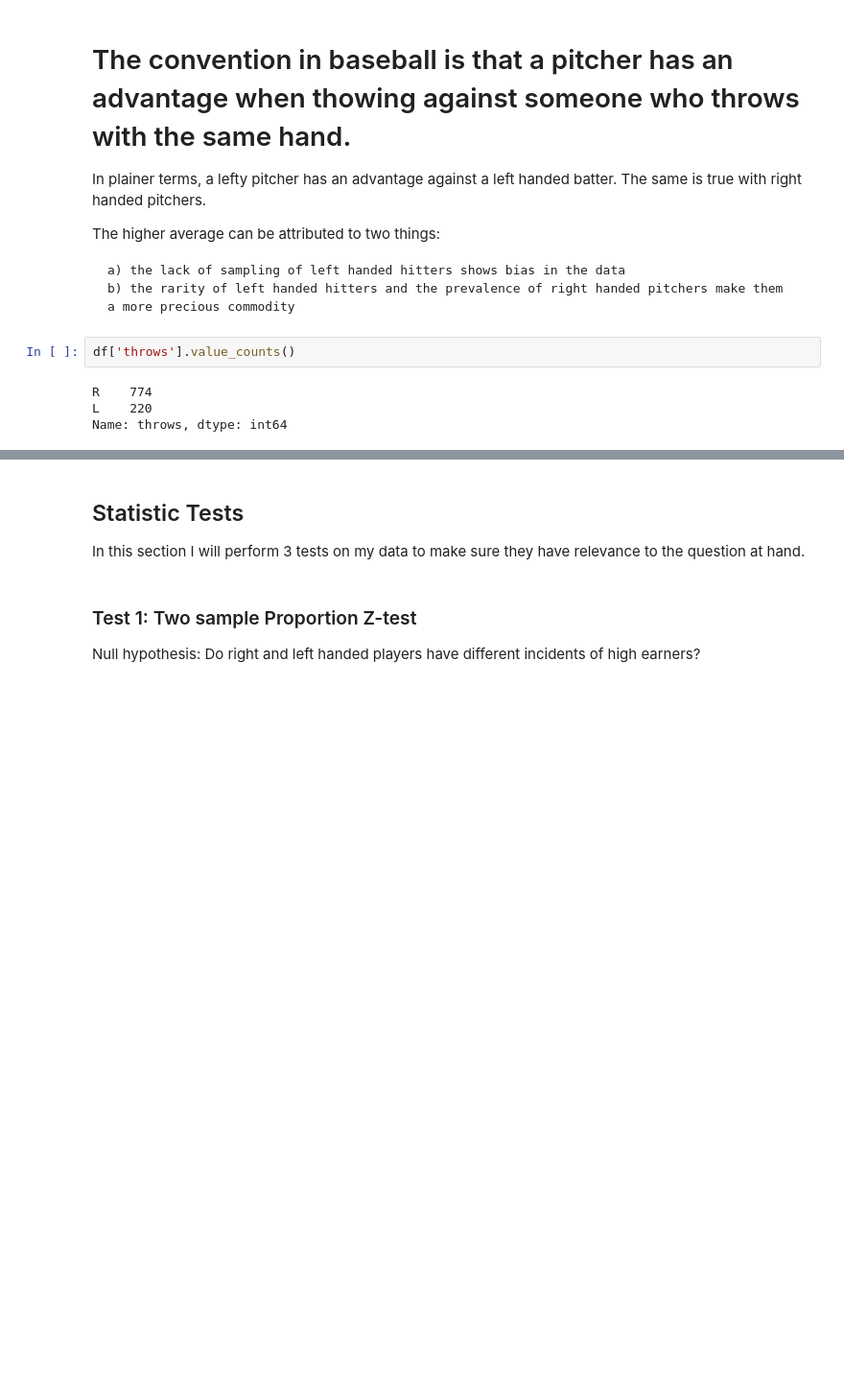
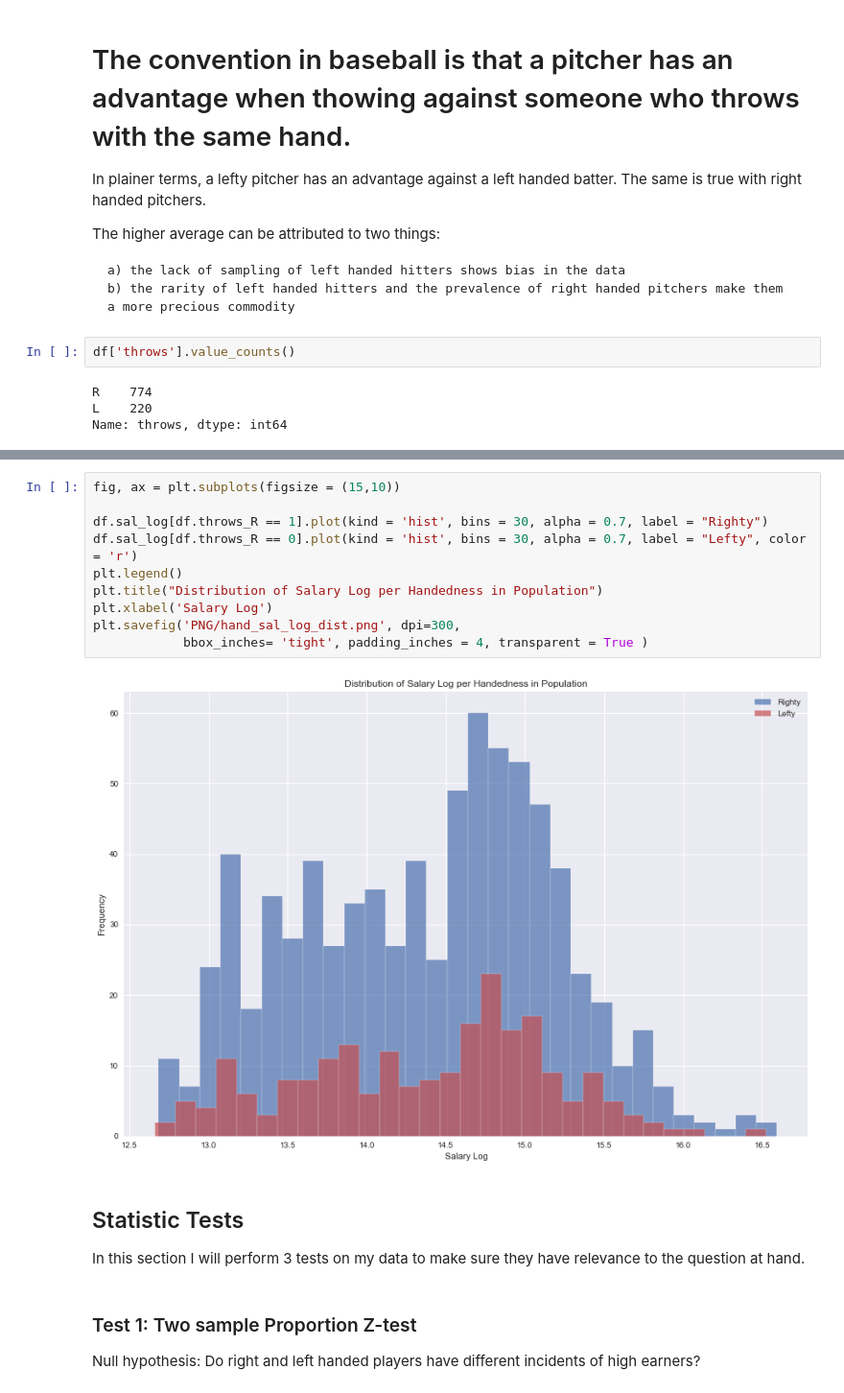
Before and after one commit to ptorres001/MLB_Salary_prediction, a Jupyter notebook: 02_analysis.ipynb, the cells around one changed output, grey strips where cells are left out. Shown at 96% size. Cells and saved outputs as stored; diff of their text form; blank space fills up the shorter version.

```diff
--- a/02_analysis.ipynb
+++ b/02_analysis.ipynb
@@ -184,6 +206,18 @@ plt.savefig('PNG/hand_salary_dist.png', dpi=300,
             bbox_inches= 'tight', padding_inches = 4, transparent = True )
 # %% [output]
 [figure]
+# %%
+fig, ax = plt.subplots(figsize = (15,10))
+
+df.sal_log[df.throws_R == 1].plot(kind = 'hist', bins = 30, alpha = 0.7, label = "Righty")
+df.sal_log[df.throws_R == 0].plot(kind = 'hist', bins = 30, alpha = 0.7, label = "Lefty", color = 'r')
+plt.legend()
+plt.title("Distribution of Salary Log per Handedness in Population")
+plt.xlabel('Salary Log')
+plt.savefig('PNG/hand_sal_log_dist.png', dpi=300,
+            bbox_inches= 'tight', padding_inches = 4, transparent = True )
+# %% [output]
+[figure, added]
 # %% [markdown]
 ## Statistic Tests
 
```
Also changed, not shown: parts of 19 cells of this notebook.
